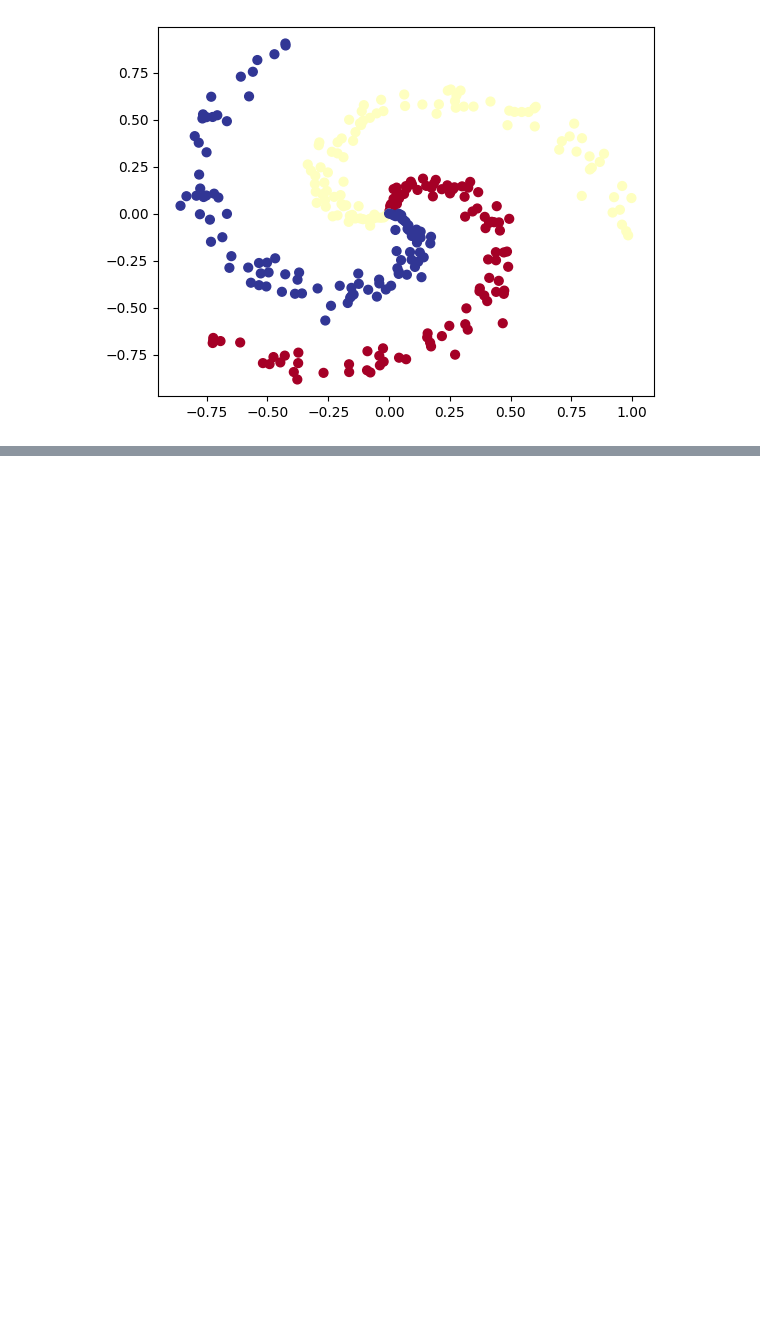
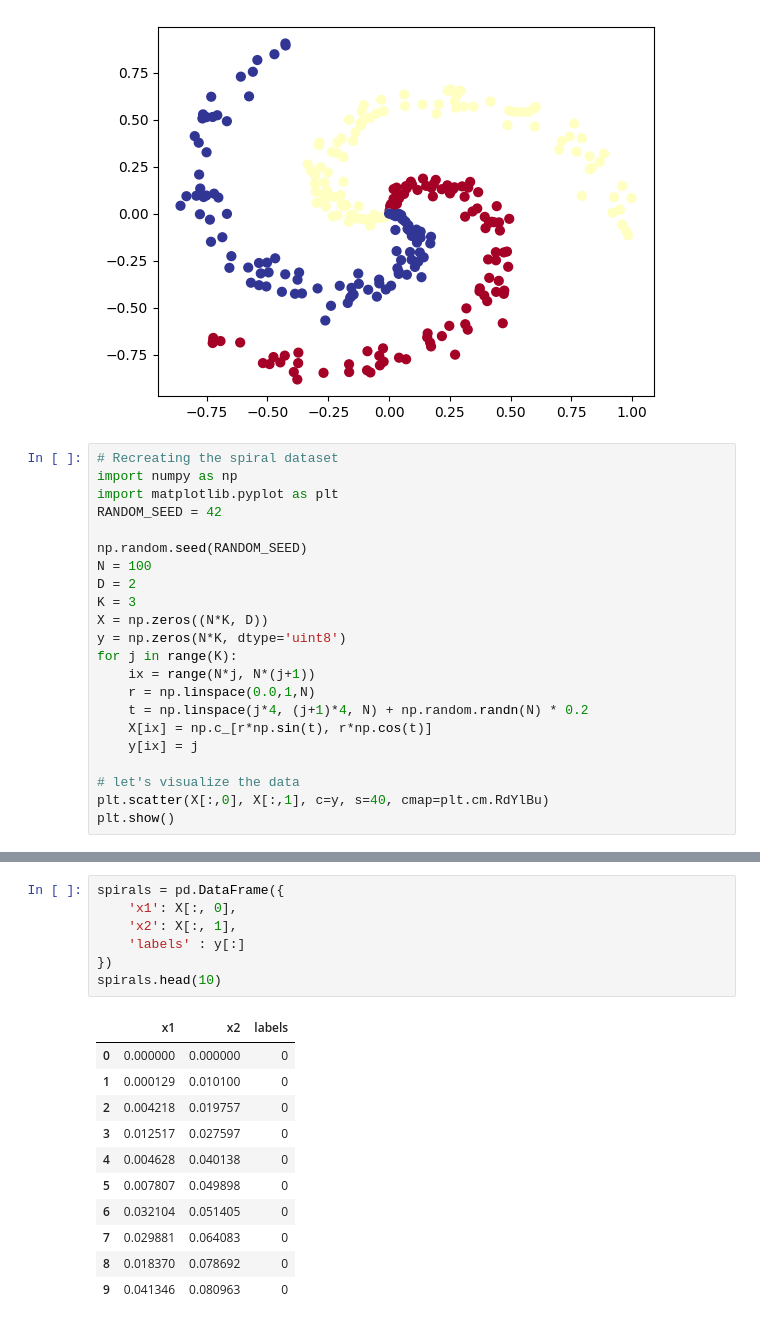
Before and after one commit to qbit-glitch/pytorch_tutorials, a Jupyter notebook: ztm_pytorch_course/ch2_pytorch_neural_network_classification/02_pytorch_classification_exercises.ipynb, the cells around one changed output, grey strips where cells are left out. Cells and saved outputs as stored; diff of their text form; blank space fills up the shorter version.

```diff
--- a/ztm_pytorch_course/ch2_pytorch_neural_network_classification/02_pytorch_classification_exercises.ipynb
+++ b/ztm_pytorch_course/ch2_pytorch_neural_network_classification/02_pytorch_classification_exercises.ipynb
@@ -394,3 +394,25 @@ plt.scatter(X[:, 0], X[:, 1], c=y, s=40, cmap=plt.cm.RdYlBu)
 plt.show()
 # %% [output]
 [figure]
+# %%
+# Recreating the spiral dataset
+import numpy as np
+import matplotlib.pyplot as plt
+RANDOM_SEED = 42
+
+np.random.seed(RANDOM_SEED)
+N = 100
+D = 2
+K = 3
+X = np.zeros((N*K, D))
+y = np.zeros(N*K, dtype='uint8')
+for j in range(K):
+    ix = range(N*j, N*(j+1))
+    r = np.linspace(0.0,1,N)
+    t = np.linspace(j*4, (j+1)*4, N) + np.random.randn(N) * 0.2
+    X[ix] = np.c_[r*np.sin(t), r*np.cos(t)]
+    y[ix] = j
+
+# let's visualize the data
+plt.scatter(X[:,0], X[:,1], c=y, s=40, cmap=plt.cm.RdYlBu)
+plt.show()
@@ -397,3 +421,22 @@ plt.show()
+# %%
+spirals = pd.DataFrame({
+    'x1': X[:, 0],
+    'x2': X[:, 1],
+    'labels' : y[:]
+})
+spirals.head(10)
+# %% [output]
+|  | x1 | x2 | labels |
+| 0 | 0.000000 | 0.000000 | 0 |
+| 1 | 0.000129 | 0.010100 | 0 |
+| 2 | 0.004218 | 0.019757 | 0 |
+| 3 | 0.012517 | 0.027597 | 0 |
+| 4 | 0.004628 | 0.040138 | 0 |
+| 5 | 0.007807 | 0.049898 | 0 |
+| 6 | 0.032104 | 0.051405 | 0 |
+| 7 | 0.029881 | 0.064083 | 0 |
+| 8 | 0.018370 | 0.078692 | 0 |
+| 9 | 0.041346 | 0.080963 | 0 |
 # %%
 # Turn data into tensors
 import torch
```
Also changed, not shown: parts of 13 cells of this notebook.
